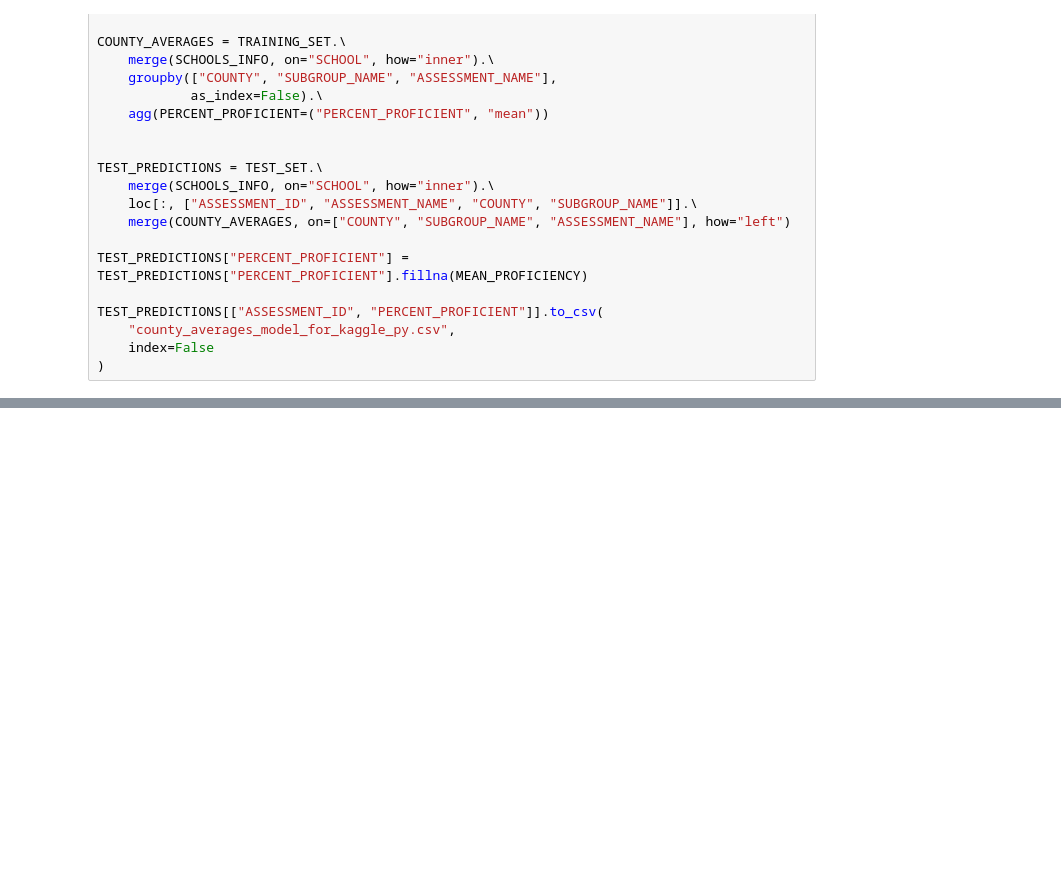
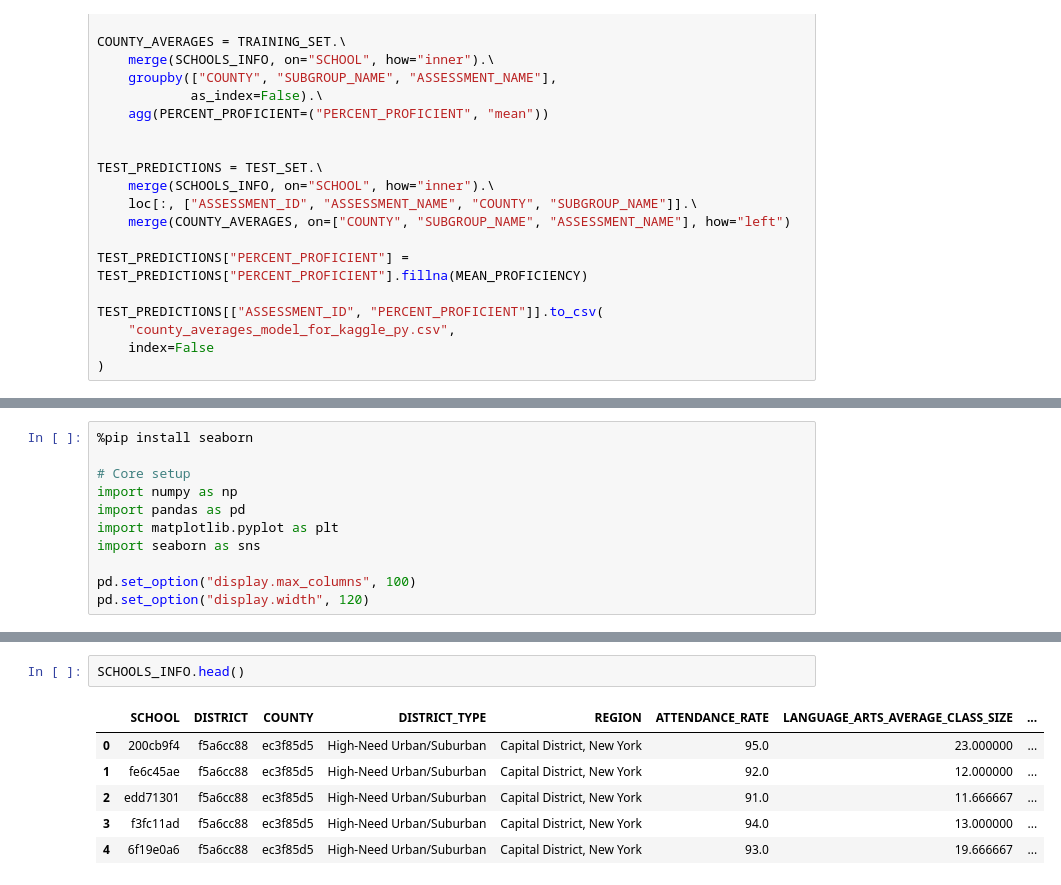
Before and after one commit to Saadman-Chowdhury-git/data-analytics-portfolio-post-MS-graduation, a Jupyter notebook: 02._ml_prediction_competition/Prediction Competition.ipynb, the cells around one changed output, grey strips where cells are left out. Saved outputs shown, nothing was run; the diff lists cells and outputs as text; blank space fills up the shorter version.

```diff
--- a/02._ml_prediction_competition/Prediction Competition.ipynb
+++ b/02._ml_prediction_competition/Prediction Competition.ipynb
@@ -63,0 +64,11 @@ $$
+# %%
+%pip install seaborn
+
+# Core setup
+import numpy as np
+import pandas as pd
+import matplotlib.pyplot as plt
+import seaborn as sns
+
+pd.set_option("display.max_columns", 100)
+pd.set_option("display.width", 120)
@@ -63,0 +90,9 @@ $$
+# %%
+SCHOOLS_INFO.head()
+# %% [output]
+|  | SCHOOL | DISTRICT | COUNTY | DISTRICT_TYPE | REGION | ATTENDANCE_RATE | LANGUAGE_ARTS_AVERAGE_CLASS_SIZE | ... |
+| 0 | 200cb9f4 | f5a6cc88 | ec3f85d5 | High-Need Urban/Suburban | Capital District, New York | 95.0 | 23.000000 | ... |
+| 1 | fe6c45ae | f5a6cc88 | ec3f85d5 | High-Need Urban/Suburban | Capital District, New York | 92.0 | 12.000000 | ... |
+| 2 | edd71301 | f5a6cc88 | ec3f85d5 | High-Need Urban/Suburban | Capital District, New York | 91.0 | 11.666667 | ... |
+| 3 | f3fc11ad | f5a6cc88 | ec3f85d5 | High-Need Urban/Suburban | Capital District, New York | 94.0 | 13.000000 | ... |
+| 4 | 6f19e0a6 | f5a6cc88 | ec3f85d5 | High-Need Urban/Suburban | Capital District, New York | 93.0 | 19.666667 | ... |
```
Also changed, not shown: parts of 9 cells of this notebook.
